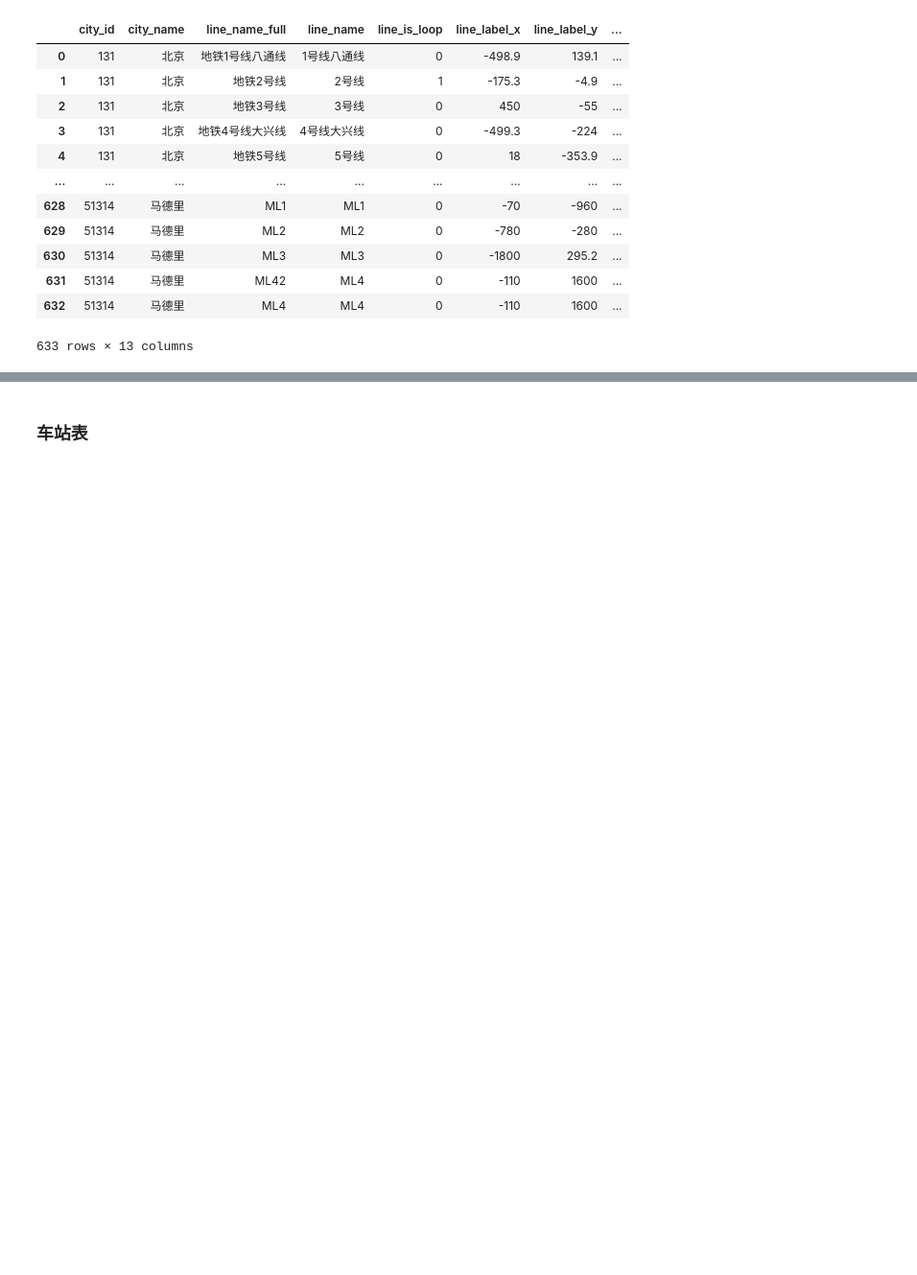
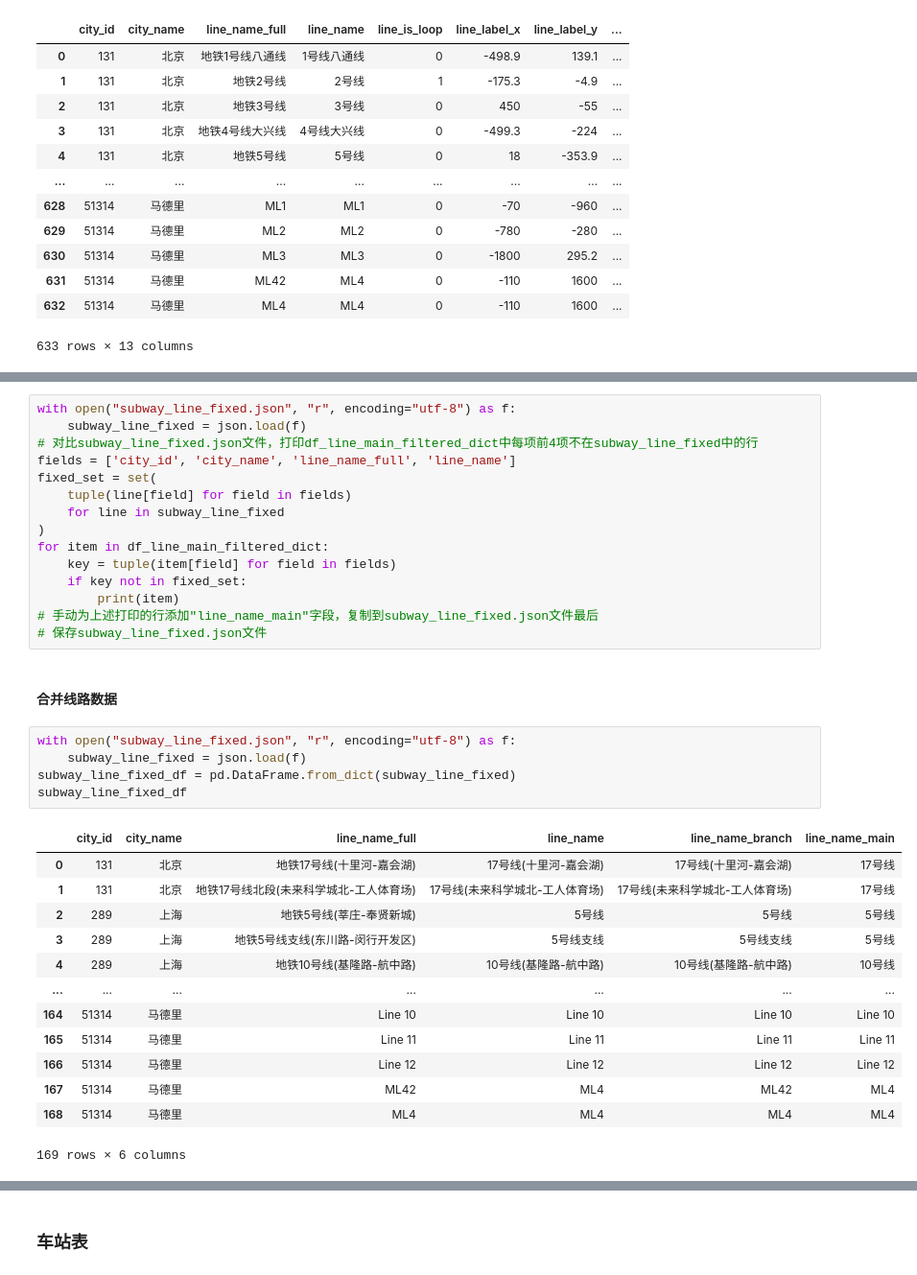
Before and after one commit to Kofi-W/net_charts, a Jupyter notebook: data/subway/data_crawler/data_process_baidu.ipynb, the cells around one changed output, grey strips where cells are left out. Shown: that part at 96% size. Drawn from its saved outputs; the diff is of its cells as text; blank space fills up the shorter version.

```diff
--- a/data/subway/data_crawler/data_process_baidu.ipynb
+++ b/data/subway/data_crawler/data_process_baidu.ipynb
@@ -389,0 +482,36 @@ df_line
+# %%
+with open("subway_line_fixed.json", "r", encoding="utf-8") as f:
+    subway_line_fixed = json.load(f)
+# 对比subway_line_fixed.json文件，打印df_line_main_filtered_dict中每项前4项不在subway_line_fixed中的行
+fields = ['city_id', 'city_name', 'line_name_full', 'line_name']
+fixed_set = set(
+    tuple(line[field] for field in fields)
+    for line in subway_line_fixed
+)
+for item in df_line_main_filtered_dict:
+    key = tuple(item[field] for field in fields)
+    if key not in fixed_set:
+        print(item)
+# 手动为上述打印的行添加"line_name_main"字段，复制到subway_line_fixed.json文件最后
+# 保存subway_line_fixed.json文件
+# %% [markdown]
+#### 合并线路数据
+# %%
+with open("subway_line_fixed.json", "r", encoding="utf-8") as f:
+    subway_line_fixed = json.load(f)
+subway_line_fixed_df = pd.DataFrame.from_dict(subway_line_fixed)
+subway_line_fixed_df
+# %% [output]
+|  | city_id | city_name | line_name_full | line_name | line_name_branch | line_name_main |
+| 0 | 131 | 北京 | 地铁17号线(十里河-嘉会湖) | 17号线(十里河-嘉会湖) | 17号线(十里河-嘉会湖) | 17号线 |
+| 1 | 131 | 北京 | 地铁17号线北段(未来科学城北-工人体育场) | 17号线(未来科学城北-工人体育场) | 17号线(未来科学城北-工人体育场) | 17号线 |
+| 2 | 289 | 上海 | 地铁5号线(莘庄-奉贤新城) | 5号线 | 5号线 | 5号线 |
+| 3 | 289 | 上海 | 地铁5号线支线(东川路-闵行开发区) | 5号线支线 | 5号线支线 | 5号线 |
+| 4 | 289 | 上海 | 地铁10号线(基隆路-航中路) | 10号线(基隆路-航中路) | 10号线(基隆路-航中路) | 10号线 |
+| ... | ... | ... | ... | ... | ... | ... |
+| 164 | 51314 | 马德里 | Line 10 | Line 10 | Line 10 | Line 10 |
+| 165 | 51314 | 马德里 | Line 11 | Line 11 | Line 11 | Line 11 |
+| 166 | 51314 | 马德里 | Line 12 | Line 12 | Line 12 | Line 12 |
+| 167 | 51314 | 马德里 | ML42 | ML4 | ML42 | ML4 |
+| 168 | 51314 | 马德里 | ML4 | ML4 | ML4 | ML4 |
+169 rows × 6 columns
```
Also changed, not shown: parts of 12 cells of this notebook.
